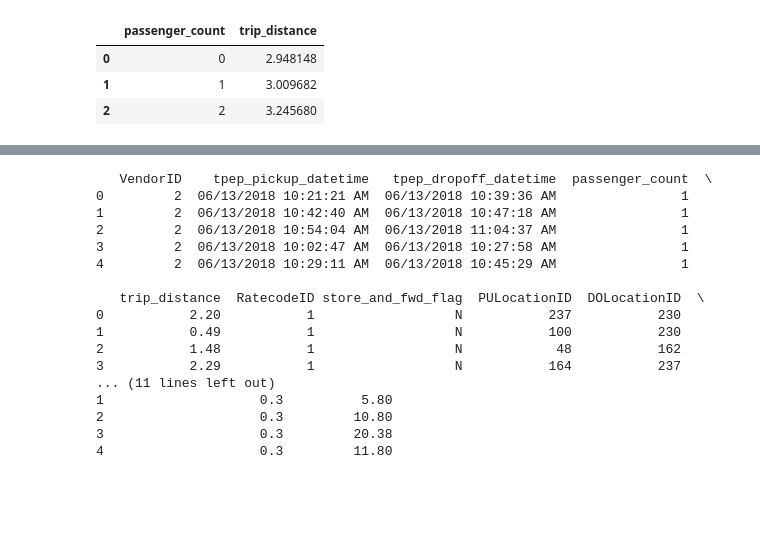
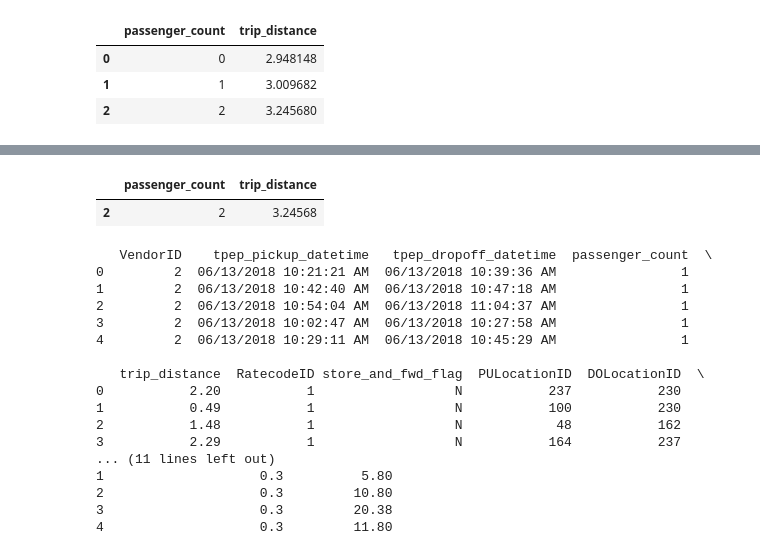
Before and after one commit to lilaferreira12/teste-eng-dados, a Jupyter notebook: Test_Python_Lilian_Ferreira.ipynb, the cells around one changed output, grey strips where cells are left out. Saved outputs shown, nothing was run; the diff lists cells and outputs as text; code cells hidden in the pictures; blank space fills up the shorter version.

```diff
--- a/Test_Python_Lilian_Ferreira.ipynb
+++ b/Test_Python_Lilian_Ferreira.ipynb
@@ -31 +43,7 @@ distancia_Media.head(3)
+# %%
+#exibindo distancia media para no maximo 2 passageiros
+distancia_Media.query("passenger_count==2").head()
+# %% [output]
+|  | passenger_count | trip_distance |
+| 2 | 2 | 3.24568 |
 # %%
```
Also changed, not shown: parts of 11 cells of this notebook.
